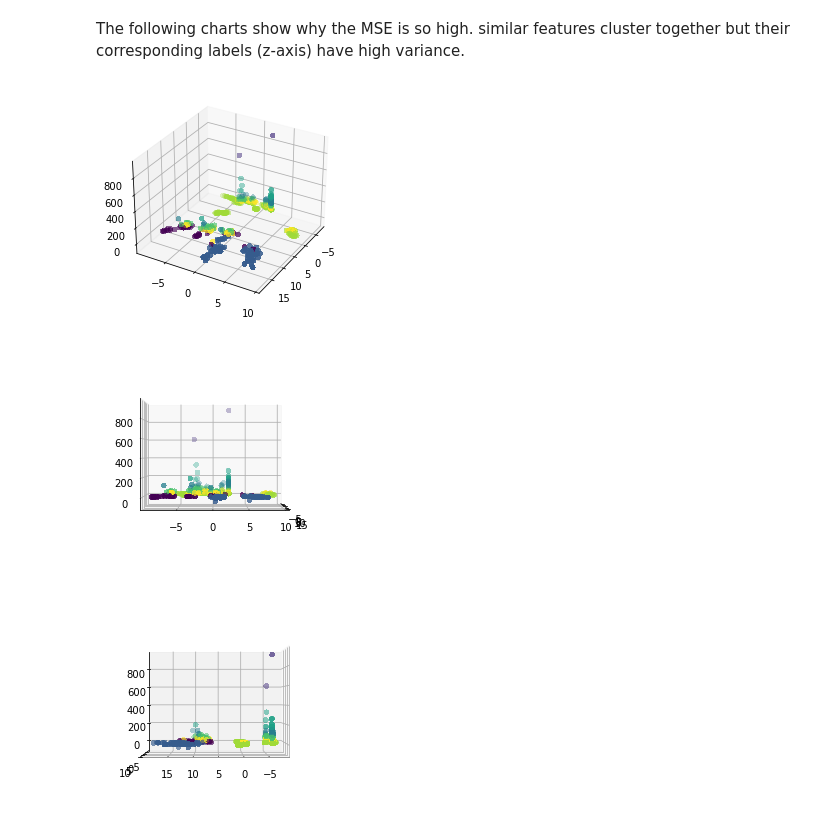
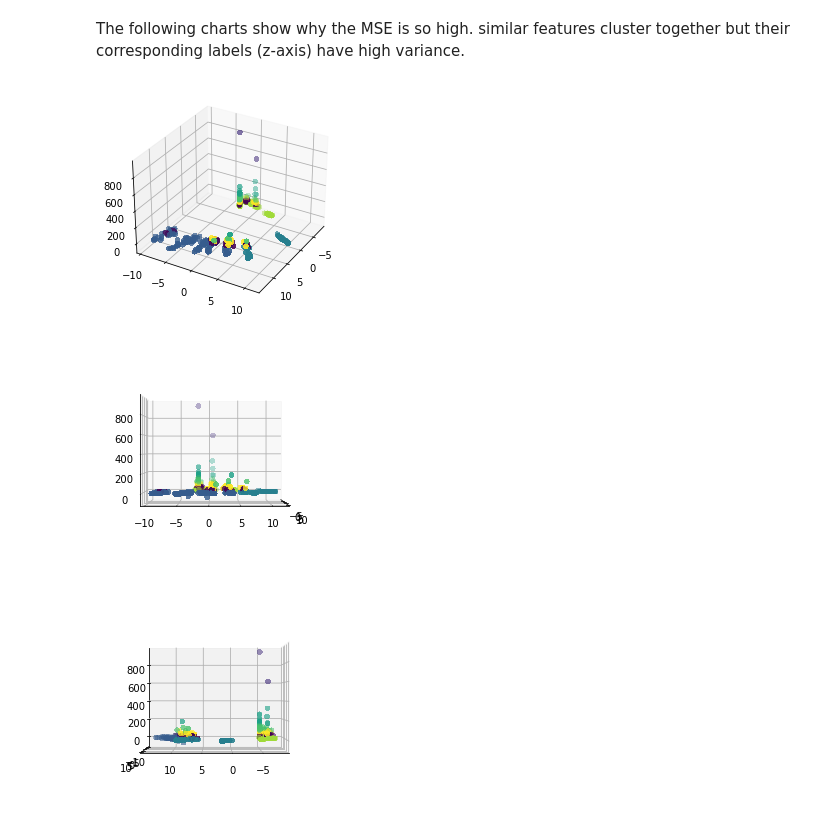
Before and after one commit to TimKeding/COMP551A1, a Jupyter notebook: models.ipynb, the cells around one changed output. Drawn from its saved outputs; the diff is of its cells as text; code cells hidden in the pictures.

Commit message:
update kmeans and model graphs

```diff
--- a/models.ipynb
+++ b/models.ipynb
@@ -143,16 +143,17 @@ their corresponding labels (z-axis) have high variance.
 # %%
 dataset = Data()
 dataset.fill_na(0)
 dataset.filter_out_zeros()
+dataset.normalize_regions()
 pca_data = PCAPlotting(dataset.d)
 pca_data.reduce_dimensionality(2)
 pca_data.add_hospitalized_new()
 kmeans = Kmeans(pca_data.reduced_data)
 kmeans.find_clusters(8)
 kmeans.plot_3d_kmeans(view_init=(30, 30))
 kmeans.plot_3d_kmeans(view_init=(0, 0))
 kmeans.plot_3d_kmeans(view_init=(0, 90))
 # %% [output]
-[figure, old version]
+[figure, new version]
-[figure, old version]
+[figure, new version]
-[figure, old version]
+[figure, new version]
```
Also changed, not shown: 1 other file.
